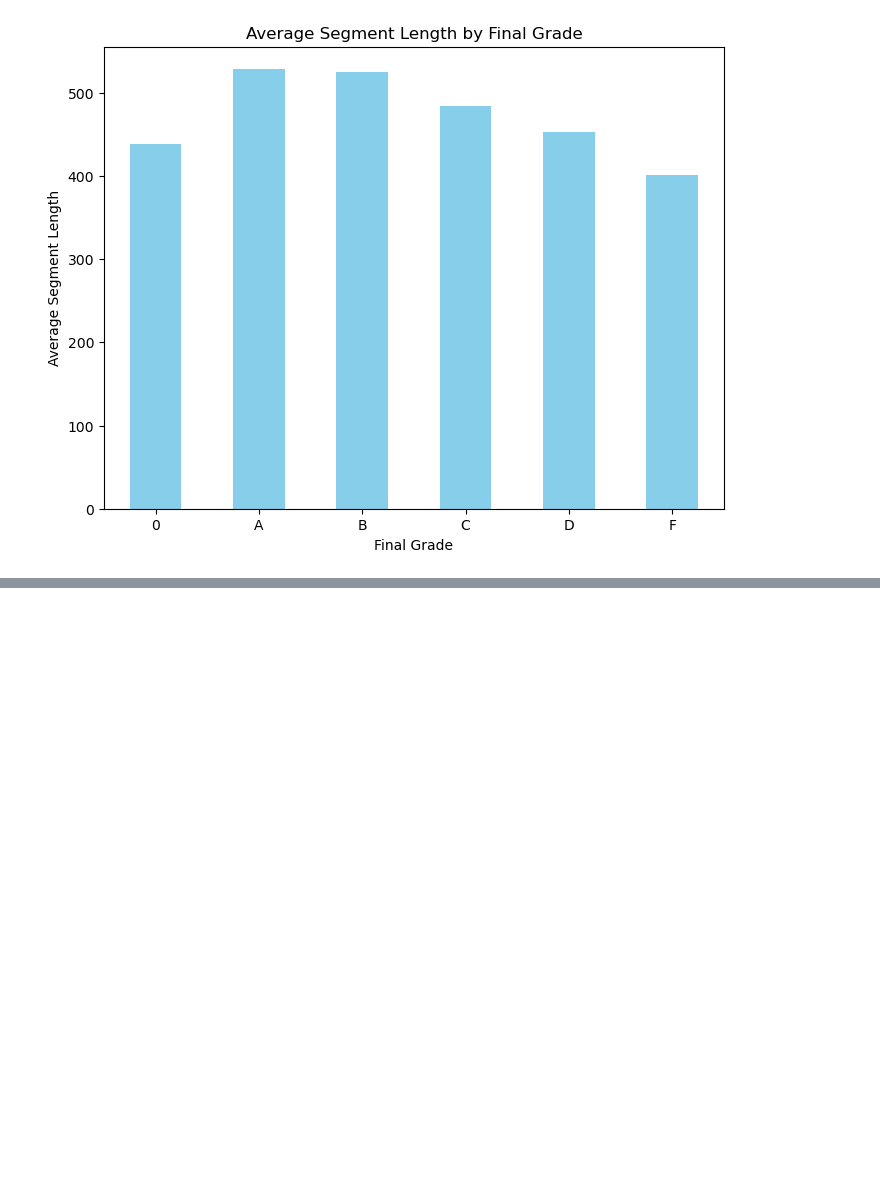
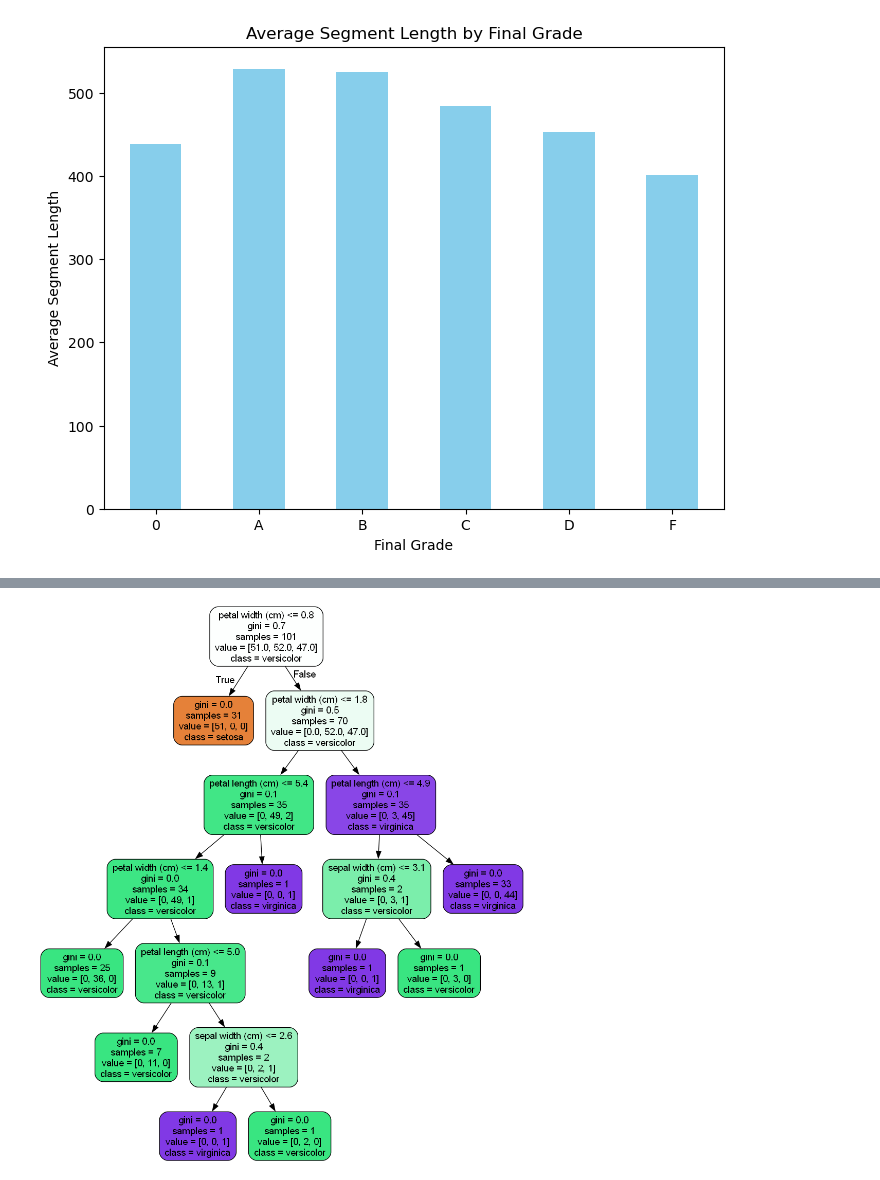
Before and after one commit to darman84/ML-with-Maintenance, a Jupyter notebook: data_viz.ipynb, the cells around one changed output, grey strips where cells are left out. Saved outputs shown, nothing was run; the diff lists cells and outputs as text; code cells hidden in the pictures; blank space fills up the shorter version.

```diff
--- a/data_viz.ipynb
+++ b/data_viz.ipynb
@@ -65,3 +65,39 @@ D    452.366850
 F    401.388155
 Name: Segment Length, dtype: float64
 [figure]
+# %%
+%pip install pydot
+# Import necessary libraries
+import numpy as np
+import pandas as pd
+from sklearn.datasets import load_iris
+from sklearn.ensemble import RandomForestClassifier
+from sklearn.tree import export_graphviz
+import pydot
+from IPython.display import Image
+
+# Load the Iris dataset
+iris = load_iris()
+X = iris.data
+y = iris.target
+
+# Train a Random Forest model
+rf = RandomForestClassifier(n_estimators=10, random_state=42)
+rf.fit(X, y)
+
+# Extract a single tree from the forest
+tree = rf.estimators_[0]
+
+# Export the tree to a dot file
+export_graphviz(tree, out_file='tree.dot',
+                feature_names=iris.feature_names,
+                class_names=iris.target_names,
+                rounded=True, precision=1, filled=True)
+
+# Convert the dot file to a png file
+(graph,) = pydot.graph_from_dot_file('tree.dot')
+graph.write_png('tree.png')
+
+# Display the tree image
+Image(filename='tree.png')
+# %% [output]
@@ -67,0 +108 @@ Name: Segment Length, dtype: float64
+[figure, added]
```
Also changed, not shown: parts of 1 cell of this notebook, 4 other files.
